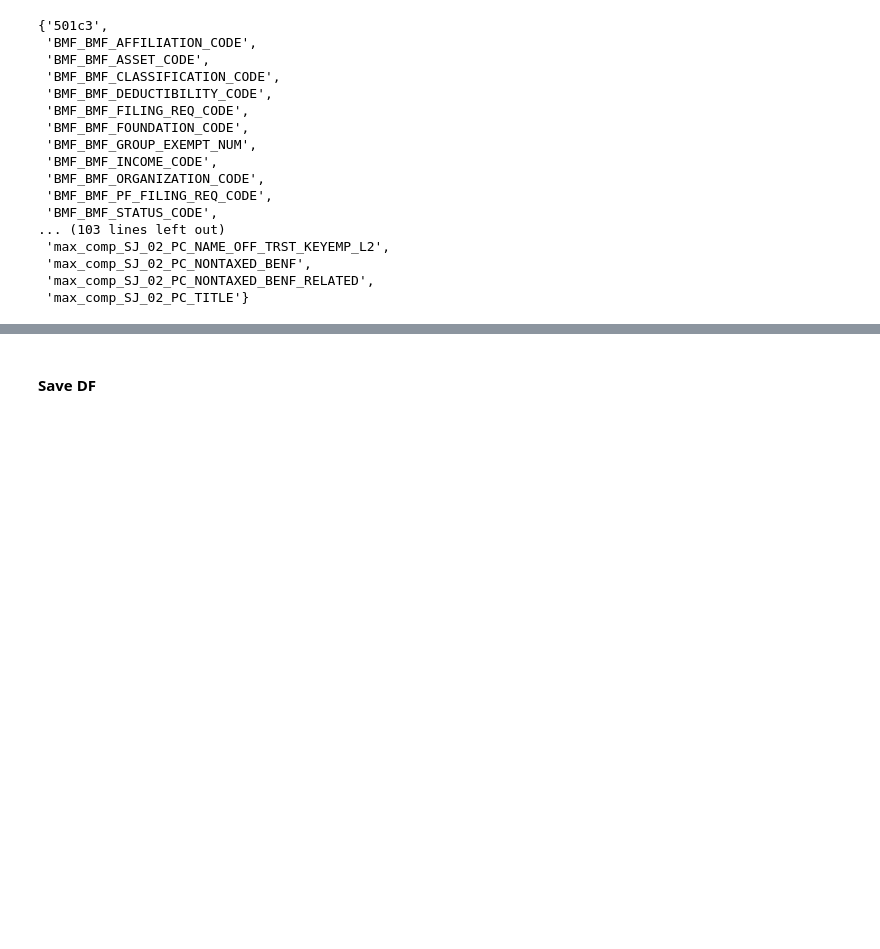
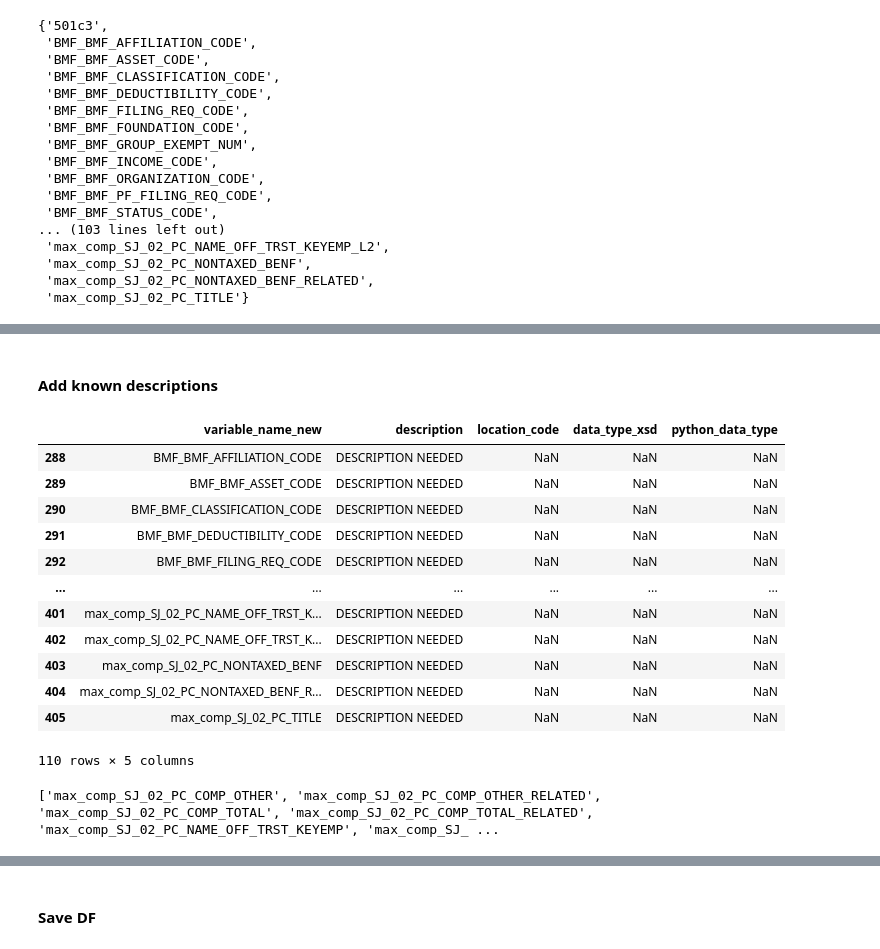
Before and after one commit to gdsaxton/IRS_900_e_file, a Jupyter notebook: IRS 990 e-File Data -- IRS Files (9k1) -- Create Combined Codebook (Main 990 Variables).ipynb, the cells around one changed output, grey strips where cells are left out. Drawn from its saved outputs; the diff is of its cells as text; code cells hidden in the pictures; blank space fills up the shorter version.

```diff
--- a/IRS 990 e-File Data -- IRS Files (9k1) -- Create Combined Codebook (Main 990 Variables).ipynb
+++ b/IRS 990 e-File Data -- IRS Files (9k1) -- Create Combined Codebook (Main 990 Variables).ipynb
@@ -1045,5 +315,0 @@ no_concordance_df2
-# %%
-print(len(new_variables_df))
-print(len(new_variables_df.append(no_concordance_df2)))
-new_variables_df = new_variables_df.append(no_concordance_df2)
-print(len(new_variables_df))
@@ -1077,0 +355,2 @@ new_variables_df[:1]
+# %% [markdown]
+#### Add known descriptions
@@ -1077,0 +376,21 @@ new_variables_df[:1]
+# %%
+no_desc = new_variables_df[new_variables_df['description']=='DESCRIPTION NEEDED']['variable_name_new'].tolist()
+new_variables_df[new_variables_df['variable_name_new'].isin(no_desc)]
+# %% [output]
+|  | variable_name_new | description | location_code | data_type_xsd | python_data_type |
+| 288 | BMF_BMF_AFFILIATION_CODE | DESCRIPTION NEEDED | NaN | NaN | NaN |
+| 289 | BMF_BMF_ASSET_CODE | DESCRIPTION NEEDED | NaN | NaN | NaN |
+| 290 | BMF_BMF_CLASSIFICATION_CODE | DESCRIPTION NEEDED | NaN | NaN | NaN |
+| 291 | BMF_BMF_DEDUCTIBILITY_CODE | DESCRIPTION NEEDED | NaN | NaN | NaN |
+| 292 | BMF_BMF_FILING_REQ_CODE | DESCRIPTION NEEDED | NaN | NaN | NaN |
+| ... | ... | ... | ... | ... | ... |
+| 401 | max_comp_SJ_02_PC_NAME_OFF_TRST_K... | DESCRIPTION NEEDED | NaN | NaN | NaN |
+| 402 | max_comp_SJ_02_PC_NAME_OFF_TRST_K... | DESCRIPTION NEEDED | NaN | NaN | NaN |
+| 403 | max_comp_SJ_02_PC_NONTAXED_BENF | DESCRIPTION NEEDED | NaN | NaN | NaN |
+| 404 | max_comp_SJ_02_PC_NONTAXED_BENF_R... | DESCRIPTION NEEDED | NaN | NaN | NaN |
+| 405 | max_comp_SJ_02_PC_TITLE | DESCRIPTION NEEDED | NaN | NaN | NaN |
+110 rows × 5 columns
+# %%
+print(new_variables_df[new_variables_df['variable_name_new'].isin(no_desc)]['variable_name_new'].tolist()[100:])
+# %% [output]
+['max_comp_SJ_02_PC_COMP_OTHER', 'max_comp_SJ_02_PC_COMP_OTHER_RELATED', 'max_comp_SJ_02_PC_COMP_TOTAL', 'max_comp_SJ_02_PC_COMP_TOTAL_RELATED', 'max_comp_SJ_02_PC_NAME_OFF_TRST_KEYEMP', 'max_comp_SJ_ ...
```
Also changed, not shown: parts of 82 cells of this notebook.
